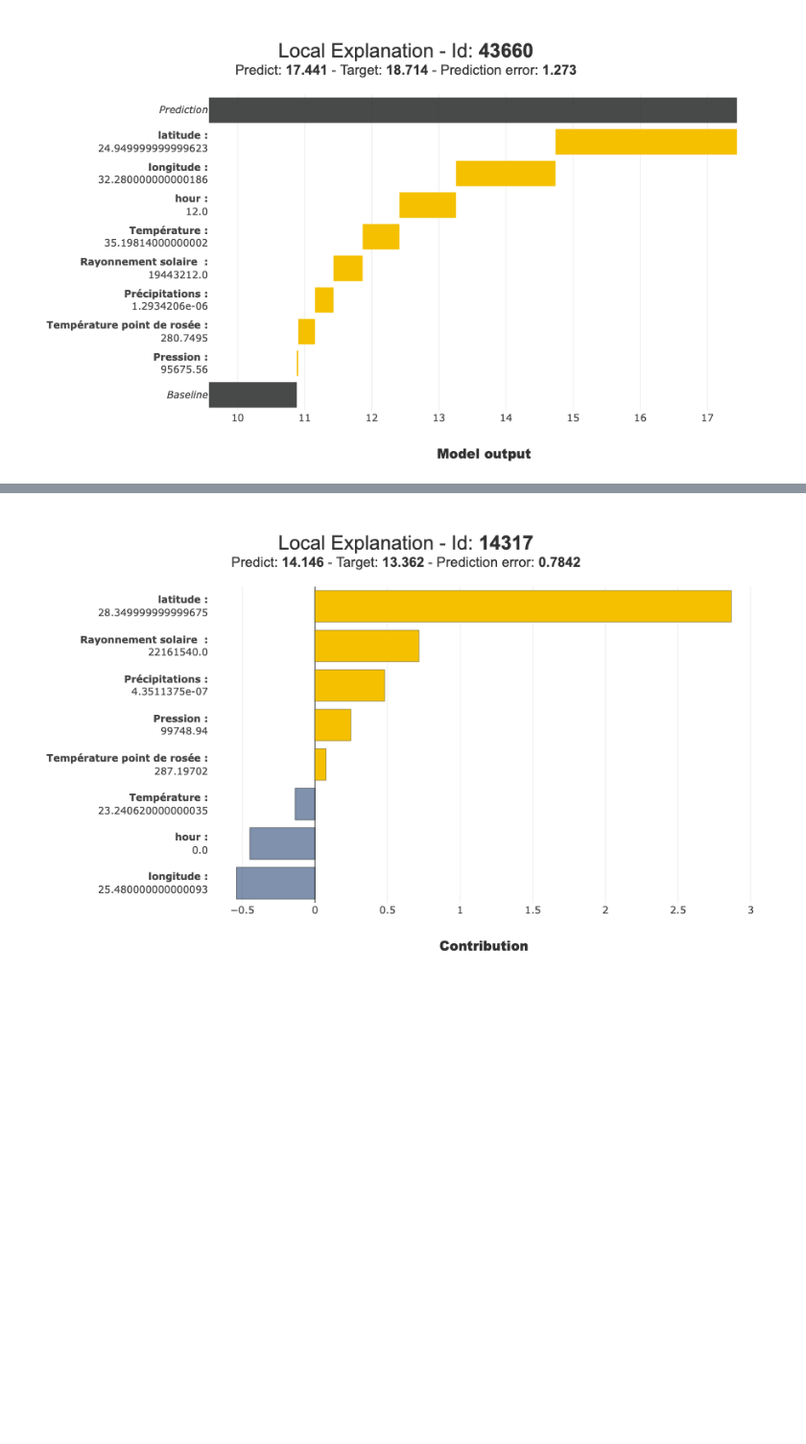
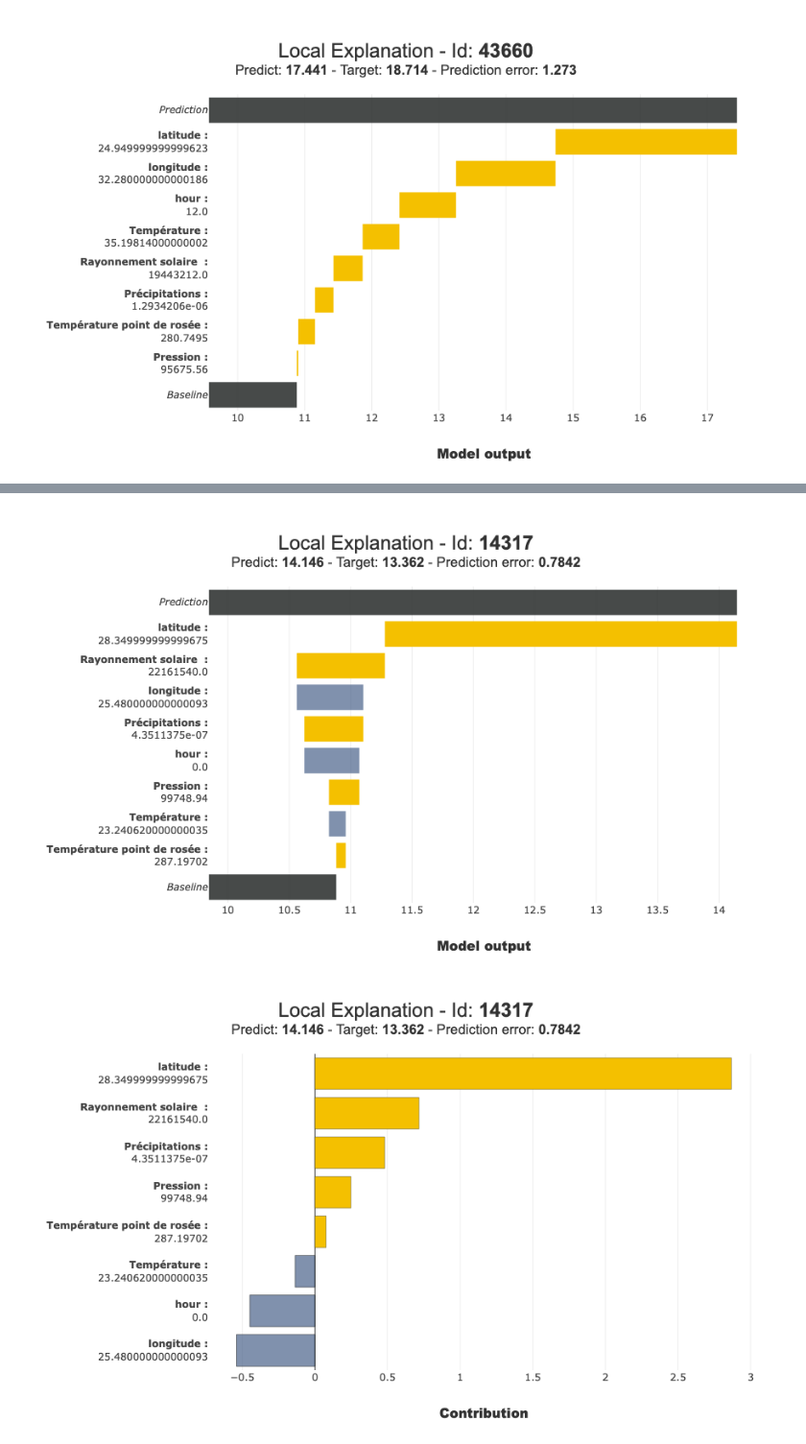
Before and after one commit to ThomasBoucheCours/introduction_explicabilite, a Jupyter notebook: cours/contenu/exemples_cours.ipynb, the cells around one changed output, grey strips where cells are left out. Shown at 96% size. Cells and saved outputs as stored; diff of their text form; code cells hidden in the pictures; blank space fills up the shorter version.

```diff
--- a/cours/contenu/exemples_cours.ipynb
+++ b/cours/contenu/exemples_cours.ipynb
@@ -116,3 +120,7 @@ xpl.plot.local_plot(index=43660, plot_type='waterfall', waterfall_xaxis_start='a
+# %%
+xpl.plot.local_plot(index=14317, plot_type='waterfall', waterfall_xaxis_start='auto')
+# %% [output]
+[figure, added]
 # %%
 xpl.plot.local_plot(index=14317)
 # %% [output]
```
Also changed, not shown: parts of 1 cell of this notebook.
